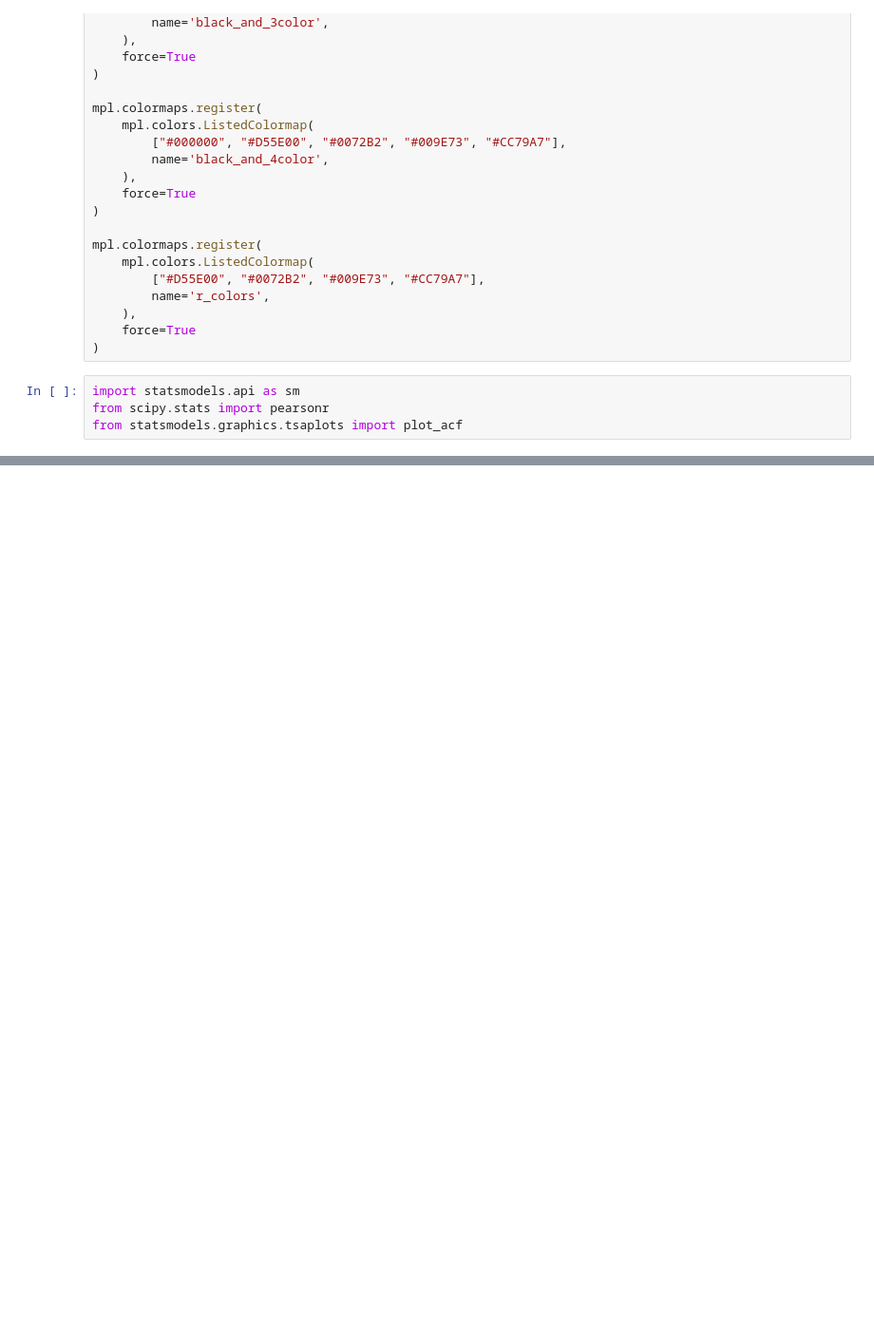
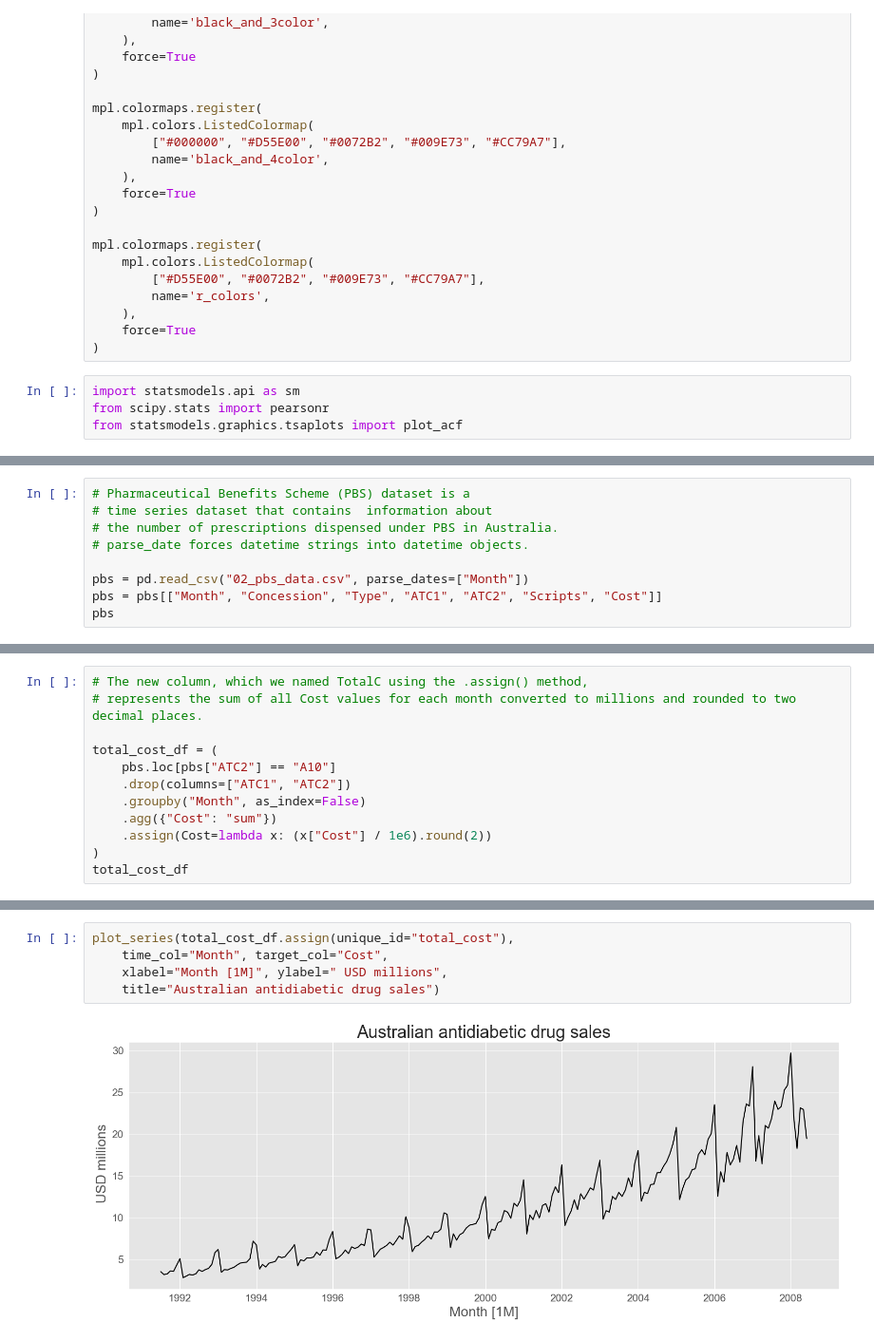
Before and after one commit to JulioGar23/TSF-MCC-Itcg, a Jupyter notebook: Class_Scripts/tsf_graph01.ipynb, the cells around one changed output, grey strips where cells are left out. Shown at 95% size. Drawn from its saved outputs; the diff is of its cells as text; blank space fills up the shorter version.

Commit message:
Update slides and script01

```diff
--- a/Class_Scripts/tsf_graph01.ipynb
+++ b/Class_Scripts/tsf_graph01.ipynb
@@ -240,0 +221,9 @@ df
+# %%
+# Pharmaceutical Benefits Scheme (PBS) dataset is a
+# time series dataset that contains  information about
+# the number of prescriptions dispensed under PBS in Australia.
+# parse_date forces datetime strings into datetime objects.
+
+pbs = pd.read_csv("02_pbs_data.csv", parse_dates=["Month"])
+pbs = pbs[["Month", "Concession", "Type", "ATC1", "ATC2", "Scripts", "Cost"]]
+pbs
@@ -240,0 +313,12 @@ df
+# %%
+# The new column, which we named TotalC using the .assign() method,
+# represents the sum of all Cost values for each month converted to millions and rounded to two decimal places.
+
+total_cost_df = (
+    pbs.loc[pbs["ATC2"] == "A10"]
+    .drop(columns=["ATC1", "ATC2"])
+    .groupby("Month", as_index=False)
+    .agg({"Cost": "sum"})
+    .assign(Cost=lambda x: (x["Cost"] / 1e6).round(2))
+)
+total_cost_df
@@ -240,0 +397,7 @@ df
+# %%
+plot_series(total_cost_df.assign(unique_id="total_cost"),
+    time_col="Month", target_col="Cost",
+    xlabel="Month [1M]", ylabel=" USD millions",
+    title="Australian antidiabetic drug sales")
+# %% [output]
+[figure, added]
```
Also changed, not shown: parts of 26 cells of this notebook, 7 other files.
